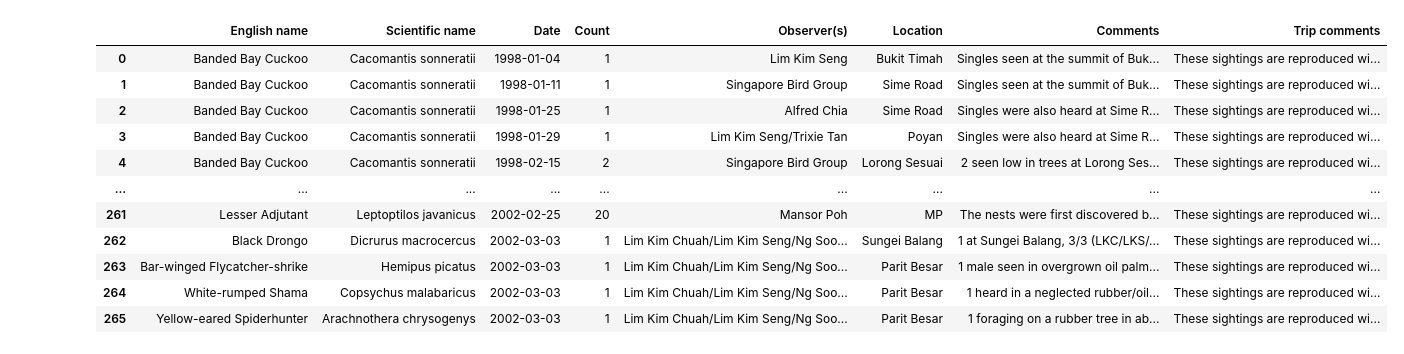
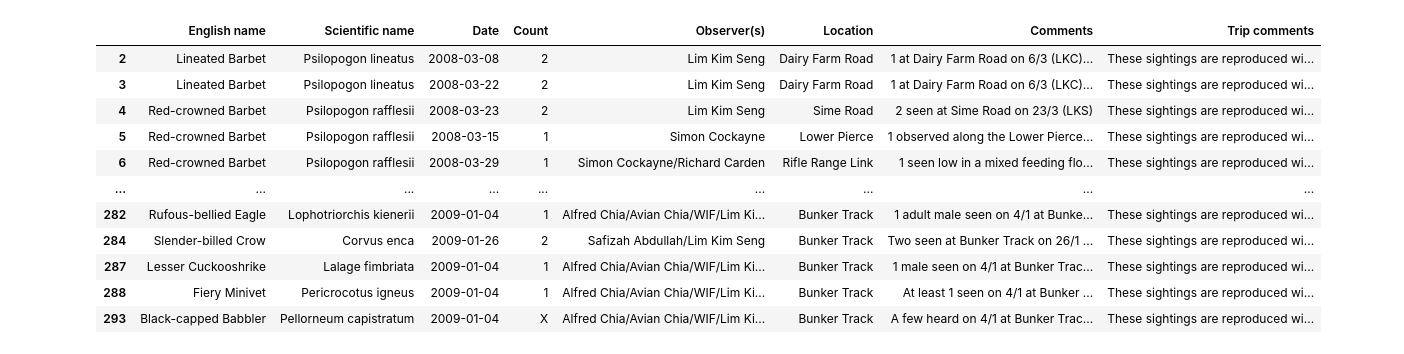
Before and after one commit to raghav-n/singapore-avi-ebird, a Jupyter notebook: scraper.ipynb, the cells around one changed output. Cells and saved outputs as stored; diff of their text form; code cells hidden in the pictures.

```diff
--- a/scraper.ipynb
+++ b/scraper.ipynb
@@ -168,0 +211,14 @@ Review contributors, check for errors:
+# %%
+for k in contribs.keys():
+  text = text.replace(k, k.upper())
+  text = re.sub(re.compile("[(/]"+k+"[/)]", flags=re.IGNORECASE), lambda x : x.group(0).upper(), text)
+  contribs[k] = ' '.join([t for t in contribs[k].split(' ') if t != 'and'])
+  if len(k) > 10:
+    deletion.append(k)
+
+text = text.replace("(ABC)", "(sev obs)")
+
+for k in deletion:
+  del contribs[k]
+
+np.save("content/contributors.npy", contribs)
@@ -530,20 +593,32 @@ overrides = {
     "Siberian Stonechat":       "Siberian Stonechat (Stejneger's)",
     "Saxicola maurus":          "Saxicola maurus stejnegeri",
     "Brown Barbet":             "Sooty Barbet",
-    "Caloramphus fuliginosus":  "Caloramphus hayii"
+    "Caloramphus fuliginosus":  "Caloramphus hayii",
+    "Purple-throated Sunbird":  "Van Hasselt's Sunbird",
+    "Leptocoma sperata":        "Leptocoma brasiliana"
 }
 
 cachedsci = {k: v if v not in overrides.keys() else overrides[v] for (k, v) in cachedsci.items()}
 cachedeng = {k: v if v not in overrides.keys() else overrides[v] for (k, v) in cachedeng.items()}
 flipped_c = {v: k for k, v in contribs.items()}
+datafile.columns = ["English name", "scientific name", "Pair"]
+done = 0
 
-done = 0
+def dist(w1, w2, n=1):
+  if n == 1:
+    return editdistance.eval(w1, w2)
+  else:
+    z = zip([i for i in w1.replace('-', ' ').split(' ') if i != ''], [i for i in w2.replace('-', ' ').split(' ') if i != ''])
+    z = [editdistance.eval(a, b) for (a, b) in z]
+    return sum(sorted(z)[:3])
 
 def get(spname):
   global done
   datafile2 = datafile.copy(deep=True)
-  text = spname.lower()
-  datafile2["Distance"] = datafile2["Pair"].apply(lambda i: editdistance.eval(text, i))
+  text = spname.lower().replace("(", "").replace(")", "")
+  datafile2["Distance-A"] = datafile2["Pair"].apply(lambda i: dist(text, i, 1))
+  datafile2["Distance-B"] = datafile2["Pair"].apply(lambda i: dist(text, i, 2))
+  datafile2["Distance"] = datafile2.apply(lambda row: max(row["Distance-A"], row["Distance-B"]),axis=1)
   datafile2 = datafile2.sort_values(by='Distance')
   vsci = list(datafile2["scientific name"])[0]
   veng = list(datafile2["English name"])[0]
@@ -553,15 +628,15 @@ def get(spname):
       print(text, done)
       n = 3
       display(datafile2.head(3))
-      inpu = input("Confirm?").strip()
+      inpu = input("Confirm?\n").strip()
       while inpu == 'more':
         n += 5
         display(datafile2.head(n))
-        inpu = input("Confirm?").strip()
+        inpu = input("Confirm?\n").strip()
       if inpu != '':
         vsci = list(datafile2["scientific name"])[int(inpu)]
         veng = list(datafile2["English name"])[int(inpu)]
-        inpu2 = input("Confirm again").strip()
+        inpu2 = input(f"Confirm again? Selected: {veng}\n").strip()
         if inpu != '':
           vsci = list(datafile2["scientific name"])[int(inpu2)]
           veng = list(datafile2["English name"])[int(inpu2)]
@@ -588,7 +663,6 @@ def get(spname):
             if inpu != '':
               vsci = list(datafile2["scientific name"])[int(inpu2)]
               veng = list(datafile2["English name"])[int(inpu2)]
-
   cachedsci[text] = vsci
   cachedeng[text] = veng
   clear_output()
@@ -615,14 +689,16 @@ def optimum(spname, scieng):
   global cachedsci, cachedeng
   try:
     if scieng == 'sci':
-      return cachedsci[spname.lower()]
+      return cachedsci[spname.lower().replace("(", "").replace(")", "")]
     if scieng == 'eng':
-      return cachedeng[spname.lower()]
+      return cachedeng[spname.lower().replace("(", "").replace(")", "")]
   except KeyError:
     if scieng == 'sci':
-      return get(spname)[0]
+      v = get(spname)[0]
+      return v
     if scieng == 'eng':
-      return get(spname)[1]
+      v = get(spname)[1]
+      return v
 
 made = make_df([i for i in spdata2 if type(i) == Sighting])
 made["Comments"] = made["Species"].apply(lambda i: spdata[i].strip())
@@ -635,7 +711,7 @@ try:
 except:
   made = made.explode('Date')
 
-join1 = True
+join1 = (input("Join with previous data?\n").strip() != '')
 
 if join1:
   df = pd.concat([df_in, made])
@@ -680,7 +756,6 @@ df["Observer(s)"] = df["Observer(s)"].apply(lambda i: expand('('+i.replace("all
 df = df[~(df["Date"]==None)]
 
 np.save("content/cachedsci.npy", cachedsci)
-
 np.save("content/cachedeng.npy", cachedeng)
 
 df = df[[co for co in df.columns if co != "Observers2"]]
@@ -690,8 +765,10 @@ df["Count"] = df["Count"].apply(lambda i: i if type(i) == int or str(i).isdigit(
 cols = ["English name", "Scientific name", "Date", "Count", "Observer(s)", "Location", "Comments"]
 cols2 = ["Species", "Date", "Count", "Observer(s)", "Location", "Comments"]
 
-df_display = df[cols]
+df_display = df[cols].copy(deep=True)
 
+#df = df.drop_duplicates(subset=["Date", "Species", "Location"])
+df.to_csv("content/df (10).csv", index=False)
 df_display = df_display[~df_display["Date"].isnull()]
 
 def process(item):
@@ -703,25 +780,18 @@ def process(item):
     raise
 
   month = d.strftime("%m").lstrip("0")
-  dynamic_regex = re.compile(date + ' ?/ ?' + month)
+  dynamic_regex = re.compile(' ' + date + ' ?/ ?' + month)
   a = []
 
   for i in item.Comments.replace('St.', 'St').split('.'):
     if dynamic_regex.search(i):
       a.append([i.strip(), item.Location in i])
 
-  if len(a) > 1:
-    a = [[i, j] for (i, j) in a if j]
+  #if len(a) > 1 and any([j for (i, j) in a]):
+    #a = [[i, j] for (i, j) in a if j]
 
   a = " /// ".join([c for c, b in a])
 
-  # if a == '':
-  #   print(item["English name"] + " was removed.")
-  #   # print("More details: ")
-  #   # print(item.Location)
-  #   # print(item.Comments)
-  #   # print(str(item.Date).split(' ')[0] + "\n")
-  #   a = "None"
   if a != '':
     item[-1] = a
   return item
@@ -731,22 +801,22 @@ def trip(i):
   return f'These sightings are reproduced with permission from Volume {vol} of Singapore Avifauna, which was published originally by Nature Society (Singapore).\
             The original report is available at https://nss.org.sg/report.aspx.'
 
+df = df.drop_duplicates(subset=["Date", "Species", "Count", "Location"])
+df_display = df_display.drop_duplicates(subset=["Date", "Comments", "Count", "Location"])
 df_display = df_display.apply(process, axis=1)
 df_display = df_display[df_display["Comments"] != "None"]
 df_display["Trip comments"] = df_display["Date"].apply(trip)
 
-df_display = df_display.drop_duplicates()
-df = df.drop_duplicates(subset=["Date", "Species", "Location"])
+# df_display = df_display.drop_duplicates()
 
 df_in = df.copy(deep=True)
 
-df[cols2].to_csv("content/df (10).csv", index=False)
 # files.download("content/df (10).csv")
 
 df_display.to_csv("content/output.csv", index=False)
 # files.download("content/output.csv")
 
-df1998 = df_display[df_display["Date"].dt.year.isin([1990, 1997, 1998, 1999, 2000, 2001, 2002])]
+df1998 = df_display[df_display["Date"].dt.year.isin([2008, 2009])]
 df1998.to_csv("content/output-spec.csv", index=False)
 
 data_table.DataTable(df1998, include_index=False)
@@ -756,12 +828,12 @@ What year were the added sightings seen in?
 |  | English name | Scientific name | Date | Count | Observer(s) | Location | Comments | Trip comments |
-| 0 | Banded Bay Cuckoo | Cacomantis sonneratii | 1998-01-04 | 1 | Lim Kim Seng | Bukit Timah | Singles seen at the summit of Buk... | These sightings are reproduced wi... |
-| 1 | Banded Bay Cuckoo | Cacomantis sonneratii | 1998-01-11 | 1 | Singapore Bird Group | Sime Road | Singles seen at the summit of Buk... | These sightings are reproduced wi... |
-| 2 | Banded Bay Cuckoo | Cacomantis sonneratii | 1998-01-25 | 1 | Alfred Chia | Sime Road | Singles were also heard at Sime R... | These sightings are reproduced wi... |
-| 3 | Banded Bay Cuckoo | Cacomantis sonneratii | 1998-01-29 | 1 | Lim Kim Seng/Trixie Tan | Poyan | Singles were also heard at Sime R... | These sightings are reproduced wi... |
-| 4 | Banded Bay Cuckoo | Cacomantis sonneratii | 1998-02-15 | 2 | Singapore Bird Group | Lorong Sesuai | 2 seen low in trees at Lorong Ses... | These sightings are reproduced wi... |
+| 2 | Lineated Barbet | Psilopogon lineatus | 2008-03-08 | 2 | Lim Kim Seng | Dairy Farm Road | 1 at Dairy Farm Road on 6/3 (LKC)... | These sightings are reproduced wi... |
+| 3 | Lineated Barbet | Psilopogon lineatus | 2008-03-22 | 2 | Lim Kim Seng | Dairy Farm Road | 1 at Dairy Farm Road on 6/3 (LKC)... | These sightings are reproduced wi... |
+| 4 | Red-crowned Barbet | Psilopogon rafflesii | 2008-03-23 | 2 | Lim Kim Seng | Sime Road | 2 seen at Sime Road on 23/3 (LKS) | These sightings are reproduced wi... |
+| 5 | Red-crowned Barbet | Psilopogon rafflesii | 2008-03-15 | 1 | Simon Cockayne | Lower Pierce | 1 observed along the Lower Pierce... | These sightings are reproduced wi... |
+| 6 | Red-crowned Barbet | Psilopogon rafflesii | 2008-03-29 | 1 | Simon Cockayne/Richard Carden | Rifle Range Link | 1 seen low in a mixed feeding flo... | These sightings are reproduced wi... |
 | ... | ... | ... | ... | ... | ... | ... | ... | ... |
-| 261 | Lesser Adjutant | Leptoptilos javanicus | 2002-02-25 | 20 | Mansor Poh | MP | The nests were first discovered b... | These sightings are reproduced wi... |
-| 262 | Black Drongo | Dicrurus macrocercus | 2002-03-03 | 1 | Lim Kim Chuah/Lim Kim Seng/Ng Soo... | Sungei Balang | 1 at Sungei Balang, 3/3 (LKC/LKS/... | These sightings are reproduced wi... |
-| 263 | Bar-winged Flycatcher-shrike | Hemipus picatus | 2002-03-03 | 1 | Lim Kim Chuah/Lim Kim Seng/Ng Soo... | Parit Besar | 1 male seen in overgrown oil palm... | These sightings are reproduced wi... |
-| 264 | White-rumped Shama | Copsychus malabaricus | 2002-03-03 | 1 | Lim Kim Chuah/Lim Kim Seng/Ng Soo... | Parit Besar | 1 heard in a neglected rubber/oil... | These sightings are reproduced wi... |
-| 265 | Yellow-eared Spiderhunter | Arachnothera chrysogenys | 2002-03-03 | 1 | Lim Kim Chuah/Lim Kim Seng/Ng Soo... | Parit Besar | 1 foraging on a rubber tree in ab... | These sightings are reproduced wi... |
+| 282 | Rufous-bellied Eagle | Lophotriorchis kienerii | 2009-01-04 | 1 | Alfred Chia/Avian Chia/WIF/Lim Ki... | Bunker Track | 1 adult male seen on 4/1 at Bunke... | These sightings are reproduced wi... |
+| 284 | Slender-billed Crow | Corvus enca | 2009-01-26 | 2 | Safizah Abdullah/Lim Kim Seng | Bunker Track | Two seen at Bunker Track on 26/1 ... | These sightings are reproduced wi... |
+| 287 | Lesser Cuckooshrike | Lalage fimbriata | 2009-01-04 | 1 | Alfred Chia/Avian Chia/WIF/Lim Ki... | Bunker Track | 1 male seen on 4/1 at Bunker Trac... | These sightings are reproduced wi... |
+| 288 | Fiery Minivet | Pericrocotus igneus | 2009-01-04 | 1 | Alfred Chia/Avian Chia/WIF/Lim Ki... | Bunker Track | At least 1 seen on 4/1 at Bunker ... | These sightings are reproduced wi... |
+| 293 | Black-capped Babbler | Pellorneum capistratum | 2009-01-04 | X | Alfred Chia/Avian Chia/WIF/Lim Ki... | Bunker Track | A few heard on 4/1 at Bunker Trac... | These sightings are reproduced wi... |
```
Also changed, not shown: parts of 11 cells of this notebook.
